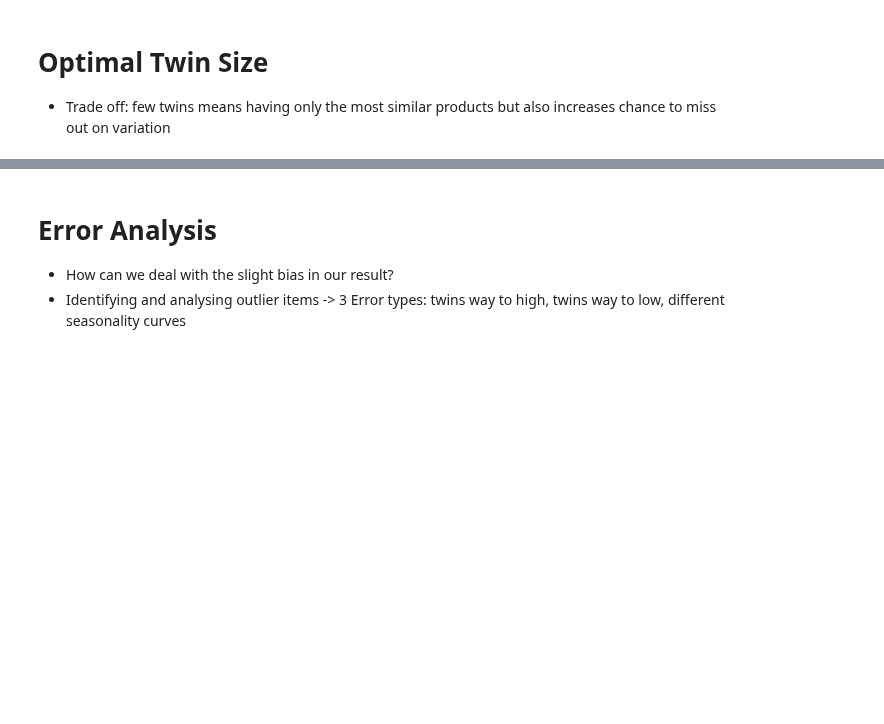
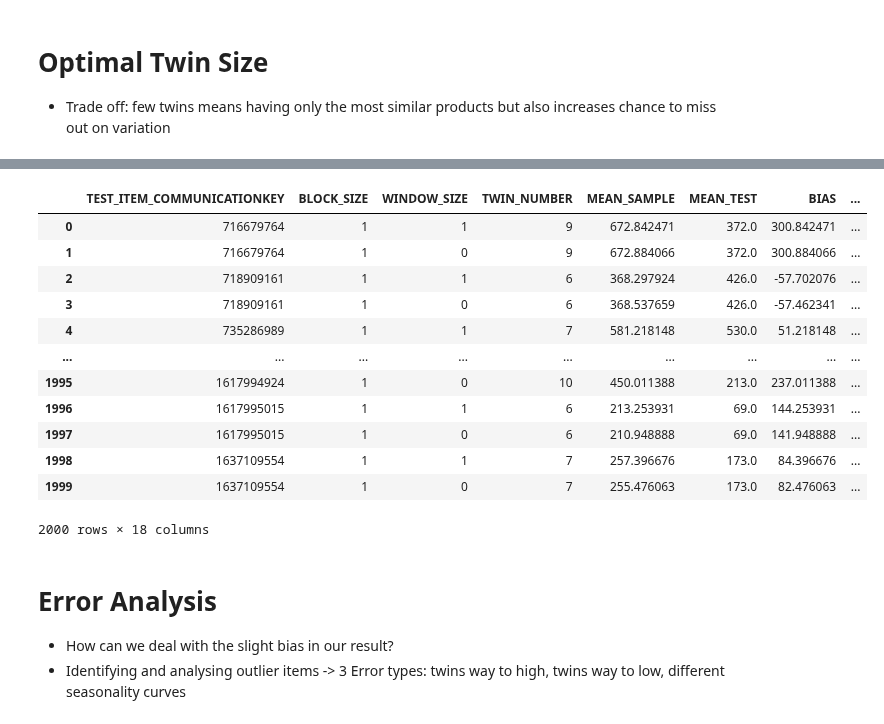
Before and after one commit to chrisnhr/Diplom, a Jupyter notebook: bootstrapping.ipynb, the cells around one changed output, grey strips where cells are left out. Cells and saved outputs as stored; diff of their text form; code cells hidden in the pictures; blank space fills up the shorter version.

```diff
--- a/bootstrapping.ipynb
+++ b/bootstrapping.ipynb
@@ -245,3 +258,13 @@ plt.show()
 # %% [markdown]
 # Optimal Twin Size
 - Trade off: few twins means having only the most similar products but also increases chance to miss out on variation
+# %%
+input_data_list = [InputData("ANSPRACHE_MARKETING_IMPUTED", max_twin_num = t, kernel_size = 1) for t in range(1, 11)]
+
+results_twin_parameter  = []
+for data in tqdm(input_data_list):
+    for test_item_key in input_data.TestData.keys():
+        results_twin_parameter.append(Evaluation.run_lbb(input_data.TwinData[test_item_key], input_data.TestData[test_item_key], test_item_key, *best_params))
+
+df_results_twin_parameter = pd.DataFrame(results_twin_parameter)
+df_results_twin_parameter.to_csv("results/twin_parameter_results.csv", index=False)
@@ -248,3 +289,19 @@ plt.show()
+# %%
+df_results_twin_parameter
+# %% [output]
+|  | TEST_ITEM_COMMUNICATIONKEY | BLOCK_SIZE | WINDOW_SIZE | TWIN_NUMBER | MEAN_SAMPLE | MEAN_TEST | BIAS | ... |
+| 0 | 716679764 | 1 | 1 | 9 | 672.842471 | 372.0 | 300.842471 | ... |
+| 1 | 716679764 | 1 | 0 | 9 | 672.884066 | 372.0 | 300.884066 | ... |
+| 2 | 718909161 | 1 | 1 | 6 | 368.297924 | 426.0 | -57.702076 | ... |
+| 3 | 718909161 | 1 | 0 | 6 | 368.537659 | 426.0 | -57.462341 | ... |
+| 4 | 735286989 | 1 | 1 | 7 | 581.218148 | 530.0 | 51.218148 | ... |
+| ... | ... | ... | ... | ... | ... | ... | ... | ... |
+| 1995 | 1617994924 | 1 | 0 | 10 | 450.011388 | 213.0 | 237.011388 | ... |
+| 1996 | 1617995015 | 1 | 1 | 6 | 213.253931 | 69.0 | 144.253931 | ... |
+| 1997 | 1617995015 | 1 | 0 | 6 | 210.948888 | 69.0 | 141.948888 | ... |
+| 1998 | 1637109554 | 1 | 1 | 7 | 257.396676 | 173.0 | 84.396676 | ... |
+| 1999 | 1637109554 | 1 | 0 | 7 | 255.476063 | 173.0 | 82.476063 | ... |
+2000 rows × 18 columns
 # %% [markdown]
 # Error Analysis
 - How can we deal with the slight bias in our result?
```
Also changed, not shown: parts of 25 cells of this notebook, 3 other files.
